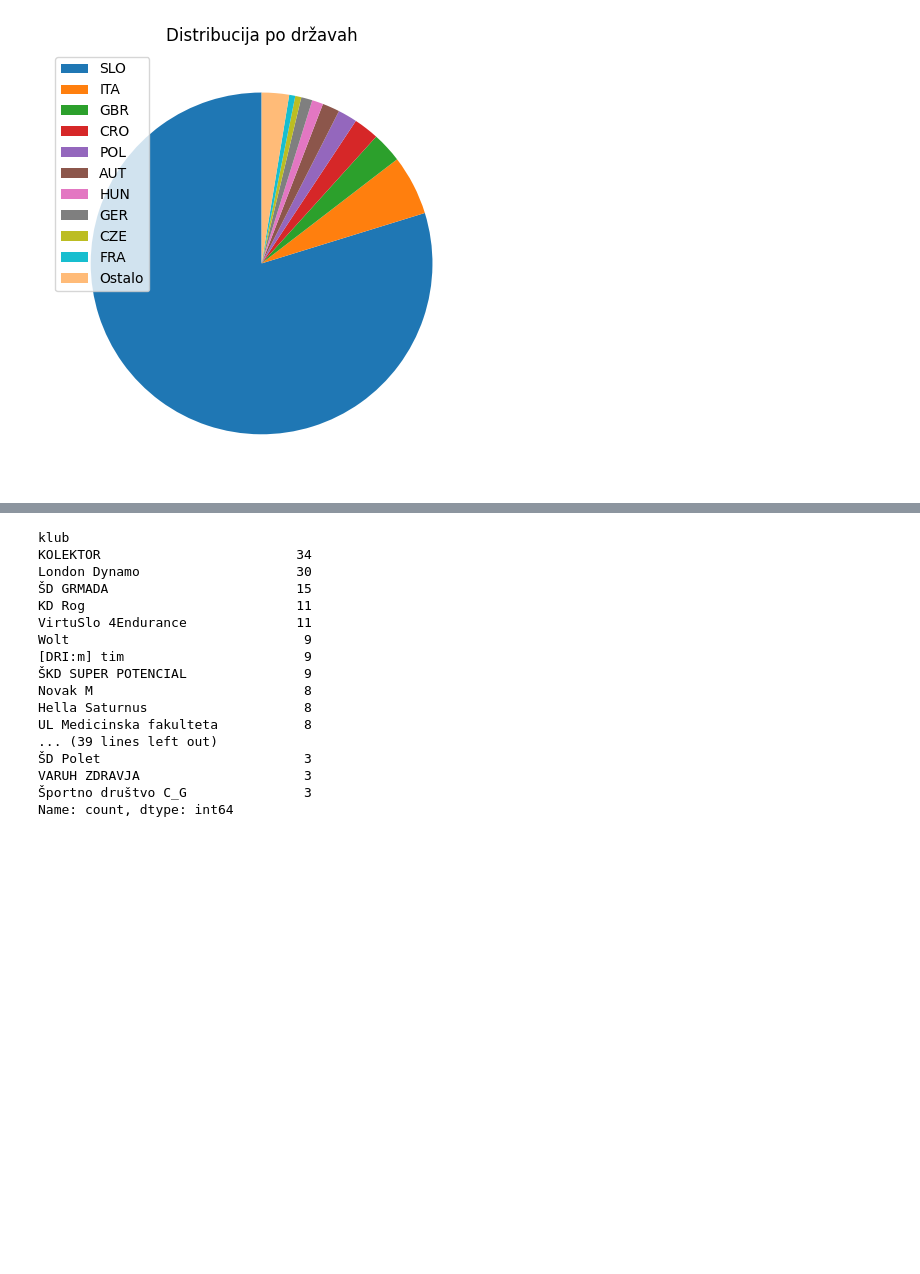
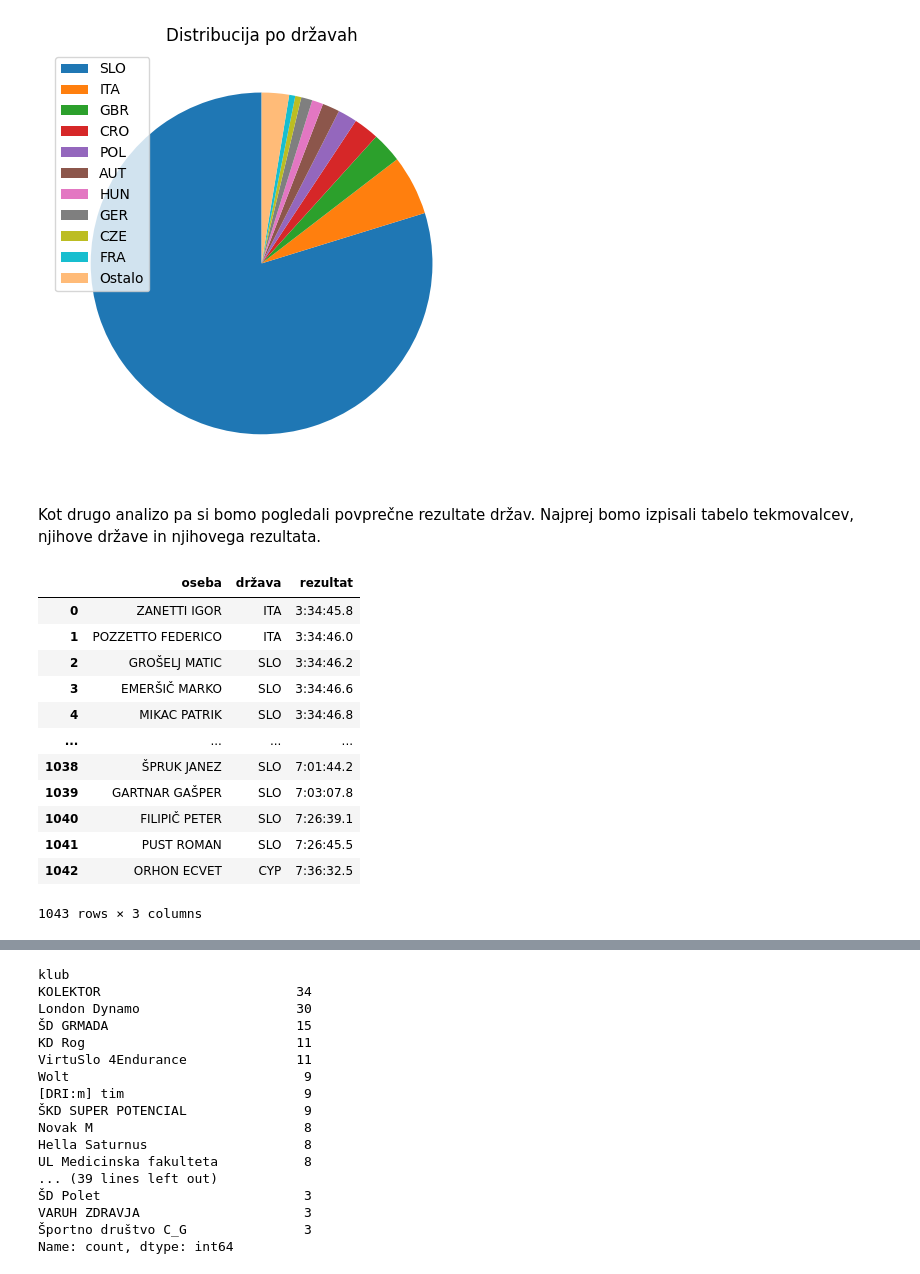
Before and after one commit to tajdahorvat/UVP-Projektna-naloga, a Jupyter notebook: analiza.ipynb, the cells around one changed output, grey strips where cells are left out. Drawn from its saved outputs; the diff is of its cells as text; code cells hidden in the pictures; blank space fills up the shorter version.

```diff
--- a/analiza.ipynb
+++ b/analiza.ipynb
@@ -134,3 +136,21 @@ FRA         6
 Ostalo     27
 Name: count, dtype: int64
 [figure]
+# %% [markdown]
+Kot drugo analizo pa si bomo pogledali povprečne rezultate držav. Najprej bomo izpisali tabelo tekmovalcev, njihove države in njihovega rezultata.
+# %%
+podatki[["oseba", "država", "rezultat"]]
+# %% [output]
+|  | oseba | država | rezultat |
+| 0 | ZANETTI IGOR | ITA | 3:34:45.8 |
+| 1 | POZZETTO FEDERICO | ITA | 3:34:46.0 |
+| 2 | GROŠELJ MATIC | SLO | 3:34:46.2 |
+| 3 | EMERŠIČ MARKO | SLO | 3:34:46.6 |
+| 4 | MIKAC PATRIK | SLO | 3:34:46.8 |
+| ... | ... | ... | ... |
+| 1038 | ŠPRUK JANEZ | SLO | 7:01:44.2 |
+| 1039 | GARTNAR GAŠPER | SLO | 7:03:07.8 |
+| 1040 | FILIPIČ PETER | SLO | 7:26:39.1 |
+| 1041 | PUST ROMAN | SLO | 7:26:45.5 |
+| 1042 | ORHON ECVET | CYP | 7:36:32.5 |
+1043 rows × 3 columns
```
Also changed, not shown: parts of 27 cells of this notebook, 1 other file.
